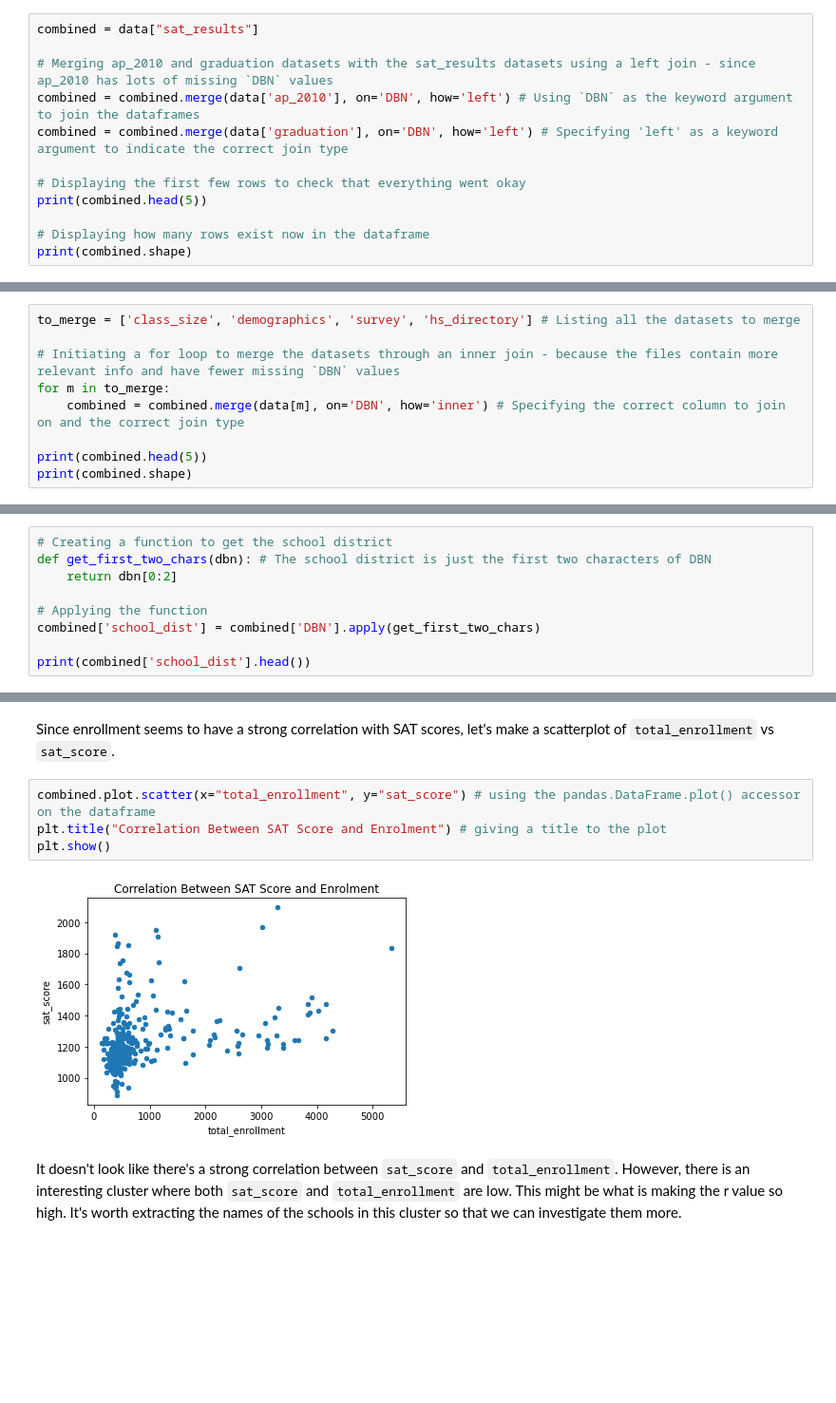
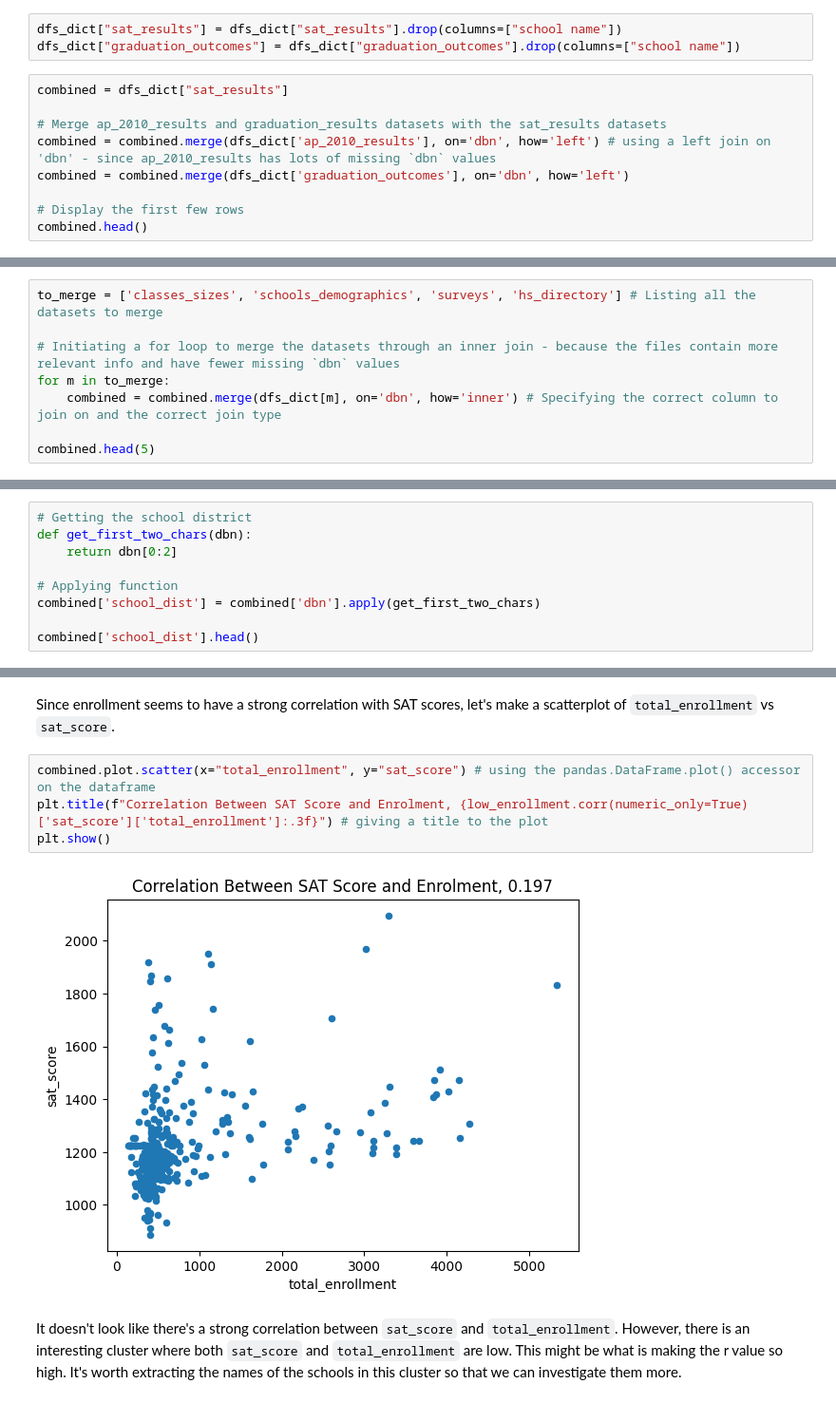
Before and after one commit to pheygiod/nyc_high_school, a Jupyter notebook: nyc_high_school.ipynb, the cells around one changed output, grey strips where cells are left out. Shown: that part at 95% size. Saved outputs shown, nothing was run; the diff lists cells and outputs as text; blank space fills up the shorter version.

```diff
--- a/nyc_high_school.ipynb
+++ b/nyc_high_school.ipynb
@@ -604,13 +555,13 @@ dtype: object
+# %%
+dfs_dict["sat_results"] = dfs_dict["sat_results"].drop(columns=["school name"])
+dfs_dict["graduation_outcomes"] = dfs_dict["graduation_outcomes"].drop(columns=["school name"])
 # %%
-combined = data["sat_results"]
+combined = dfs_dict["sat_results"]
 
-# Merging ap_2010 and graduation datasets with the sat_results datasets using a left join - since ap_2010 has lots of missing `DBN` values
-combined = combined.merge(data['ap_2010'], on='DBN', how='left') # Using `DBN` as the keyword argument to join the dataframes
-combined = combined.merge(data['graduation'], on='DBN', how='left') # Specifying 'left' as a keyword argument to indicate the correct join type
+# Merge ap_2010_results and graduation_results datasets with the sat_results datasets
+combined = combined.merge(dfs_dict['ap_2010_results'], on='dbn', how='left') # using a left join on 'dbn' - since ap_2010_results has lots of missing `dbn` values
+combined = combined.merge(dfs_dict['graduation_outcomes'], on='dbn', how='left')
 
-# Displaying the first few rows to check that everything went okay
-print(combined.head(5))
-
-# Displaying how many rows exist now in the dataframe
-print(combined.shape)
+# Display the first few rows
+combined.head()
 # %% [output]
@@ -644,12 +584,11 @@ combined.head()
 # %% [markdown]
 ## Performing Inner Joins
 # %%
-to_merge = ['class_size', 'demographics', 'survey', 'hs_directory'] # Listing all the datasets to merge
+to_merge = ['classes_sizes', 'schools_demographics', 'surveys', 'hs_directory'] # Listing all the datasets to merge
 
-# Initiating a for loop to merge the datasets through an inner join - because the files contain more relevant info and have fewer missing `DBN` values
+# Initiating a for loop to merge the datasets through an inner join - because the files contain more relevant info and have fewer missing `dbn` values
 for m in to_merge:
-    combined = combined.merge(data[m], on='DBN', how='inner') # Specifying the correct column to join on and the correct join type
+    combined = combined.merge(dfs_dict[m], on='dbn', how='inner') # Specifying the correct column to join on and the correct join type
 
-print(combined.head(5))
-print(combined.shape)
+combined.head(5)
 # %% [output]
@@ -707,12 +639,12 @@ Now we're done cleaning op our data! An interesting point to start our analysis
 # %%
-# Creating a function to get the school district
-def get_first_two_chars(dbn): # The school district is just the first two characters of DBN
+# Getting the school district
+def get_first_two_chars(dbn):
     return dbn[0:2]
 
-# Applying the function
-combined['school_dist'] = combined['DBN'].apply(get_first_two_chars)
+# Applying function
+combined['school_dist'] = combined['dbn'].apply(get_first_two_chars)
 
-print(combined['school_dist'].head())
+combined['school_dist'].head()
 # %% [output]
 0    01
 1    01
@@ -768,10 +700,10 @@ Here are some other observations that we can make:
 Since enrollment seems to have a strong correlation with SAT scores, let's make a scatterplot of `total_enrollment` vs `sat_score`.
 # %%
 combined.plot.scatter(x="total_enrollment", y="sat_score") # using the pandas.DataFrame.plot() accessor on the dataframe
-plt.title("Correlation Between SAT Score and Enrolment") # giving a title to the plot
+plt.title(f"Correlation Between SAT Score and Enrolment, {low_enrollment.corr(numeric_only=True)['sat_score']['total_enrollment']:.3f}") # giving a title to the plot
 plt.show()
 # %% [output]
-[figure, old version]
+[figure, new version]
 # %% [markdown]
 It doesn't look like there's a strong correlation between `sat_score` and `total_enrollment`. However, there is an interesting cluster where both `sat_score` and `total_enrollment` are low. This might be what is making the r value so high. It's worth extracting the names of the schools in this cluster so that we can investigate them more.
 # %%
```
Also changed, not shown: parts of 89 cells of this notebook, 1 other file.
